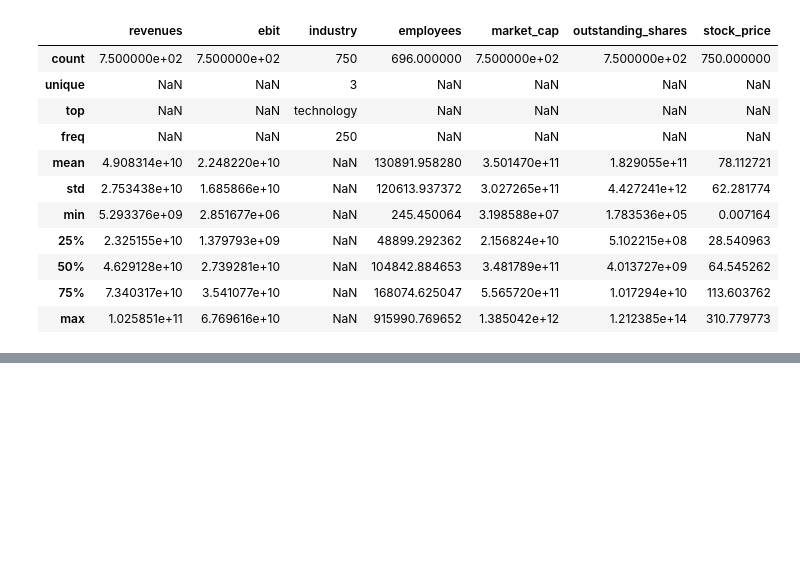
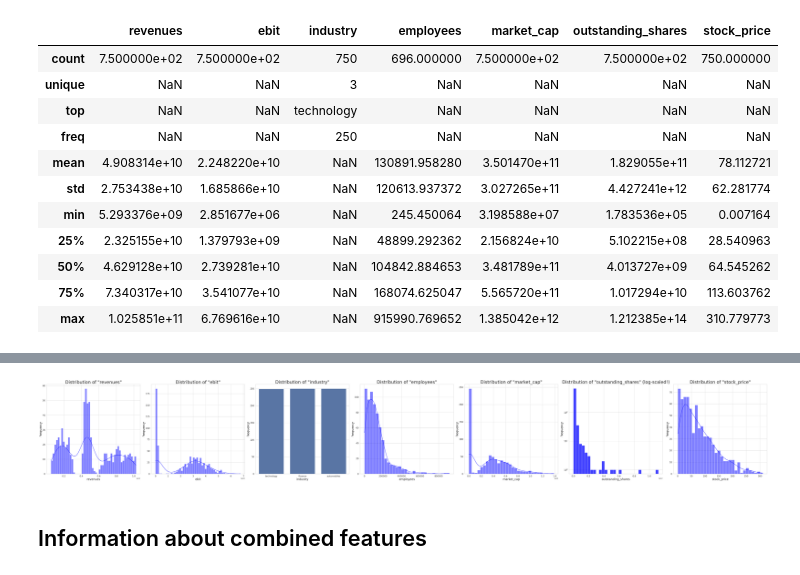
Before and after one commit to maxluetkemeyer/dataset_generator, a Jupyter notebook: dataset_2/1_GeneralInfo.ipynb, the cells around one changed output, grey strips where cells are left out. Cells and saved outputs as stored; diff of their text form; code cells hidden in the pictures; blank space fills up the shorter version.

```diff
--- a/dataset_2/1_GeneralInfo.ipynb
+++ b/dataset_2/1_GeneralInfo.ipynb
@@ -65,0 +164,72 @@ plt.show()
+# %%
+# Visualize the distributions of all features from the dataset in a single plot (four subplots)
+sns.set(style="whitegrid")
+plt.figure(figsize=(70, 10))
+
+plt.subplot(1, 7, 1)
+sns.histplot(base_df["revenues"], kde=True, color='blue', bins=50)
+plt.title(f'Distribution of "revenues"', fontsize=30)
+plt.xlabel(f'revenues', fontsize=20)
+plt.ylabel('Frequency', fontsize=20)
+plt.xticks(fontsize=15)
+plt.yticks(fontsize=15)
+
+plt.subplot(1, 7, 2)
+sns.histplot(base_df["ebit"], kde=True, color='blue', bins=50)
+plt.title(f'Distribution of "ebit"', fontsize=30)
+plt.xlabel(f'ebit', fontsize=20)
+plt.ylabel('Frequency', fontsize=20)
+plt.xticks(fontsize=15)
+plt.yticks(fontsize=15)
+
+# Because industry is a categorical variable, we will use a bar plot instead of a histogram
+plt.subplot(1, 7, 3)
+sns.countplot(x="industry", data=base_df)
+plt.title(f'Distribution of "industry"', fontsize=30)
+plt.xlabel(f'industry', fontsize=20)
+plt.ylabel('Frequency', fontsize=20)
+plt.xticks(fontsize=15)
+plt.yticks(fontsize=15)
+
+plt.subplot(1, 7, 4)
+sns.histplot(base_df["employees"], kde=True, color='blue', bins=30)
+plt.title(f'Distribution of "employees"', fontsize=30)
+plt.xlabel(f'employees', fontsize=20)
+plt.ylabel('Frequency', fontsize=20)
+plt.xticks(fontsize=15)
+plt.yticks(fontsize=15)
+
+plt.subplot(1, 7, 5)
+sns.histplot(base_df["market_cap"], kde=True, color='blue', bins=30)
+plt.title(f'Distribution of "market_cap"', fontsize=30)
+plt.xlabel(f'market_cap', fontsize=20)
+plt.ylabel('Frequency', fontsize=20)
+plt.xticks(fontsize=15)
+plt.yticks(fontsize=15)
+
+base_df_drop_max_outstanding_shares = base_df[base_df["outstanding_shares"] != max(base_df["outstanding_shares"])]
+
+plt.subplot(1, 7, 6)
+plt.yscale('log')
+sns.histplot(base_df_drop_max_outstanding_shares["outstanding_shares"], color='blue', bins=30)
+plt.title(f'Distribution of "outstanding_shares" (log-scaled!)', fontsize=30)
+plt.xlabel(f'outstanding_shares', fontsize=20)
+plt.ylabel('Frequency', fontsize=20)
+plt.xticks(fontsize=15)
+plt.yticks(fontsize=15)
+
+plt.subplot(1, 7, 7)
+sns.histplot(base_df["stock_price"], kde=True, color='blue', bins=30)
+plt.title(f'Distribution of "stock_price"', fontsize=30)
+plt.xlabel(f'stock_price', fontsize=20)
+plt.ylabel('Frequency', fontsize=20)
+plt.xticks(fontsize=15)
+plt.yticks(fontsize=15)
+
+plt.tight_layout()
+plt.savefig('figures/features_distributions.png')
+plt.show()
+# %% [output]
+[figure, added]
+# %% [markdown]
+## Information about combined features
```
Also changed, not shown: parts of 16 cells of this notebook, 1 other file.
